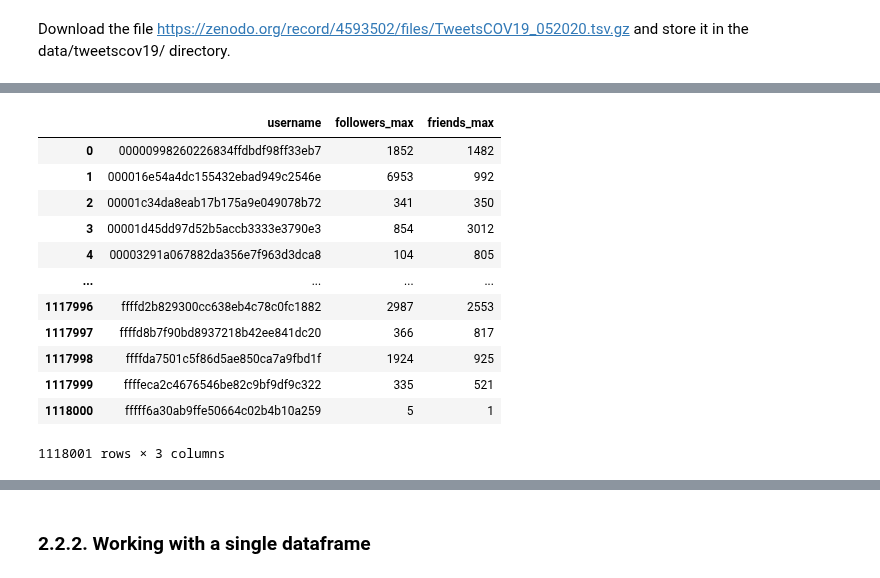
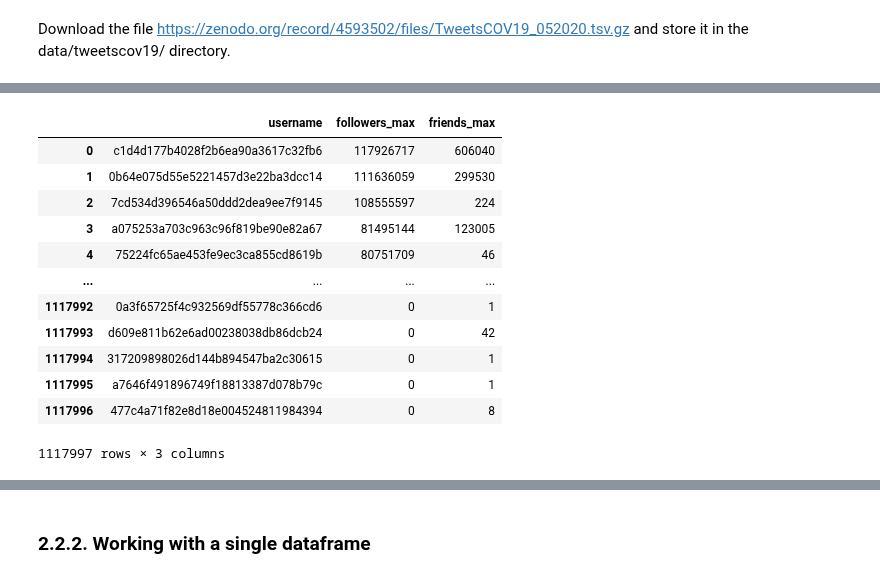
Before and after one commit to gesiscss/css_methods_python, a Jupyter notebook: a_introduction/2_data_handling_and_visualization.ipynb, the cells around one changed output, grey strips where cells are left out. Saved outputs shown, nothing was run; the diff lists cells and outputs as text; code cells hidden in the pictures.

```diff
--- a/a_introduction/2_data_handling_and_visualization.ipynb
+++ b/a_introduction/2_data_handling_and_visualization.ipynb
@@ -60,3 +51,19 @@ TO IMPLEMENT:
+# %%
+# Dropping the erroneous rows:
+
+
+# Wrong hashtags:
+
+tweets.drop(tweets.index[328062], inplace=True)
+tweets.drop(tweets.index[605051], inplace=True)
+tweets.drop(tweets.index[713562], inplace=True)
+tweets.drop(tweets.index[1891877], inplace=True)
+
+# Wrong mentions:
+
+tweets.drop(tweets.index[614876], inplace=True)
+tweets.drop(tweets.index[1183492], inplace=True)
+tweets.drop(tweets.index[1681823], inplace=True)
 # %%
 # Splitting 'sentiment' into pos and neg and deleting 'sentiment' column:
 
@@ -151,30 +140,33 @@ tweets['urls'] = urls
 # %%
 # Creating users dataframe:
 
 # Note: This may take around 90 seconds to run
 
 followers_max = tweets.loc[tweets.groupby('username')['followers'].idxmax()]
 followers_max = followers_max.reset_index()
 
 friends_max = tweets.loc[tweets.groupby('username')['friends'].idxmax()]
 friends_max = friends_max.reset_index()
 
 users = pd.DataFrame()
 users['username'] = friends_max['username']
 users['followers_max'] = followers_max['followers']
 users['friends_max'] = friends_max['friends']
+users = users.sort_values('followers_max', ascending = False).reset_index()
+del users['index']
+
 users
 # %% [output]
 |  | username | followers_max | friends_max |
-| 0 | 00000998260226834ffdbdf98ff33eb7 | 1852 | 1482 |
-| 1 | 000016e54a4dc155432ebad949c2546e | 6953 | 992 |
-| 2 | 00001c34da8eab17b175a9e049078b72 | 341 | 350 |
-| 3 | 00001d45dd97d52b5accb3333e3790e3 | 854 | 3012 |
-| 4 | 00003291a067882da356e7f963d3dca8 | 104 | 805 |
+| 0 | c1d4d177b4028f2b6ea90a3617c32fb6 | 117926717 | 606040 |
+| 1 | 0b64e075d55e5221457d3e22ba3dcc14 | 111636059 | 299530 |
+| 2 | 7cd534d396546a50ddd2dea9ee7f9145 | 108555597 | 224 |
+| 3 | a075253a703c963c96f819be90e82a67 | 81495144 | 123005 |
+| 4 | 75224fc65ae453fe9ec3ca855cd8619b | 80751709 | 46 |
 | ... | ... | ... | ... |
-| 1117996 | ffffd2b829300cc638eb4c78c0fc1882 | 2987 | 2553 |
-| 1117997 | ffffd8b7f90bd8937218b42ee841dc20 | 366 | 817 |
-| 1117998 | ffffda7501c5f86d5ae850ca7a9fbd1f | 1924 | 925 |
-| 1117999 | ffffeca2c4676546be82c9bf9df9c322 | 335 | 521 |
-| 1118000 | fffff6a30ab9ffe50664c02b4b10a259 | 5 | 1 |
+| 1117992 | 0a3f65725f4c932569df55778c366cd6 | 0 | 1 |
+| 1117993 | d609e811b62e6ad00238038db86dcb24 | 0 | 42 |
+| 1117994 | 317209898026d144b894547ba2c30615 | 0 | 1 |
+| 1117995 | a7646f491896749f18813387d078b79c | 0 | 1 |
+| 1117996 | 477c4a71f82e8d18e004524811984394 | 0 | 8 |
-1118001 rows × 3 columns
+1117997 rows × 3 columns
```
Also changed, not shown: parts of 16 cells of this notebook.
